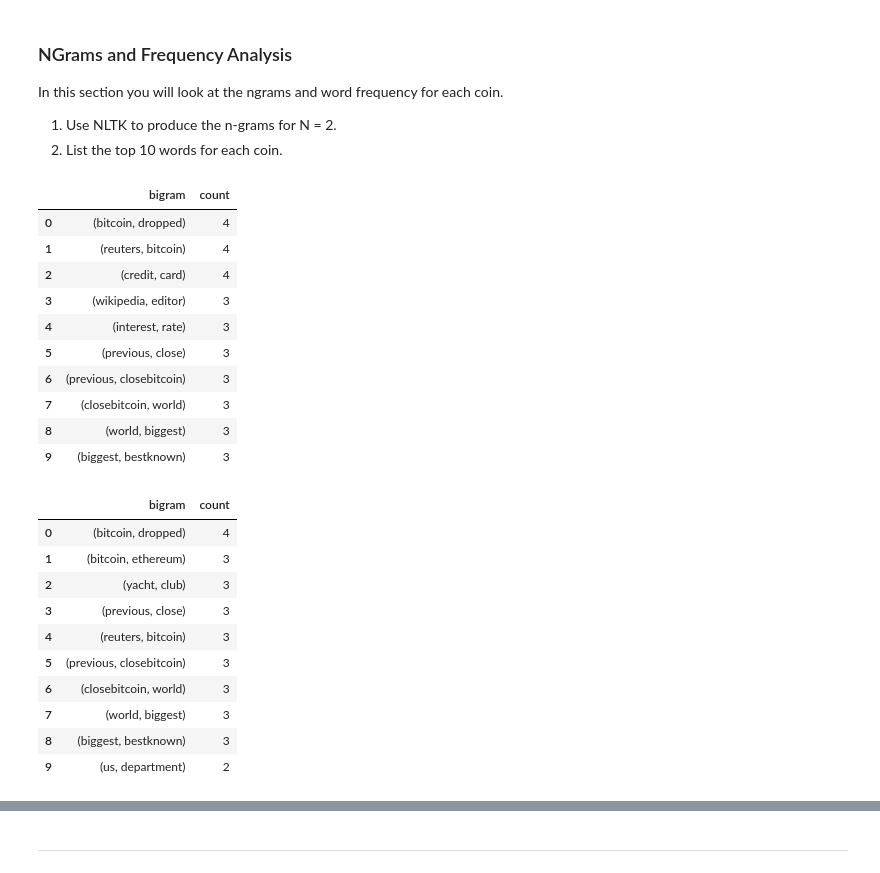
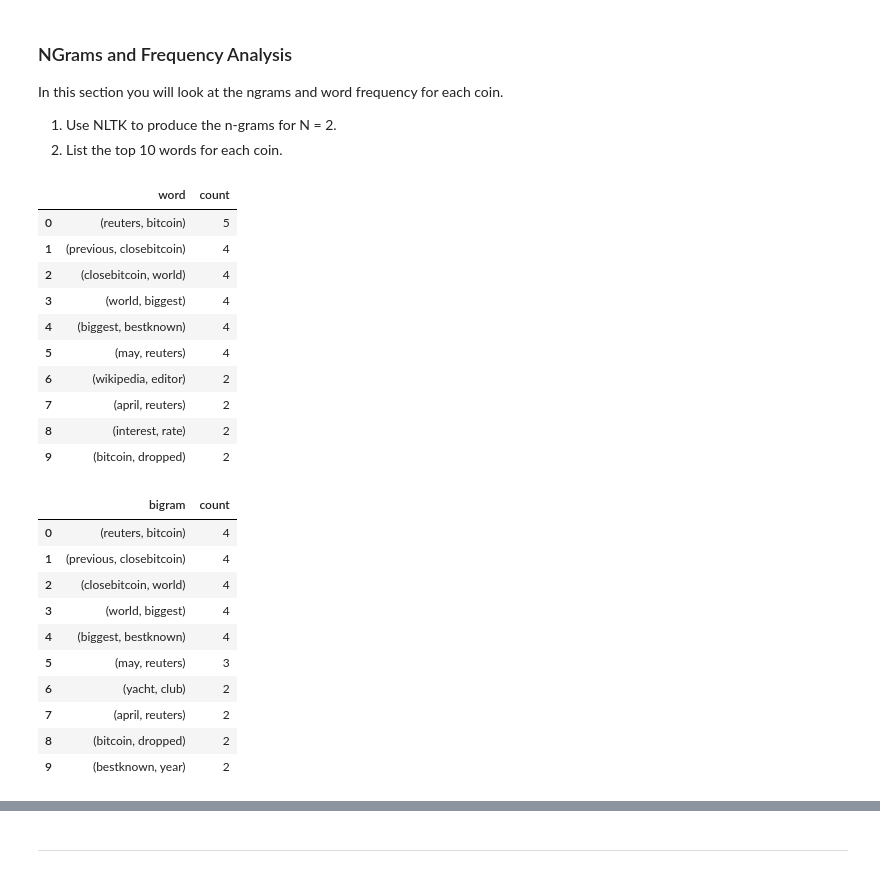
Before and after one commit to adamgulyas/btc-eth-sentiment-analysis, a Jupyter notebook: crypto_sentiment.ipynb, the cells around one changed output, grey strips where cells are left out. Saved outputs shown, nothing was run; the diff lists cells and outputs as text; code cells hidden in the pictures.

```diff
--- a/crypto_sentiment.ipynb
+++ b/crypto_sentiment.ipynb
@@ -76,17 +90,3 @@ newsapi = NewsApiClient(api_key=api_key)
-# %%
-# Fetch the Bitcoin news articles
-btc_news = newsapi.get_everything(
-    q='bitcoin',
-    language='en',
-    sort_by='relevancy'
-)
-
-# Fetch the Ethereum news articles
-eth_news = newsapi.get_everything(
-    q='ethereum',
-    language='en',
-    sort_by='relevancy'
-)
 # %%
 # Create the Bitcoin sentiment scores DataFrame
 btc_df = create_sentiment_df(btc_news)
@@ -239,51 +241,52 @@ def get_words(corpus):
     return output
 # %%
 def get_bigrams(corpus):
-    big_string = ' '.join(corpus)
-    processed = tokenize(big_string)
+    corpus_string = ' '.join(corpus)
+    processed = tokenize(corpus_string)
     bigrams = ngrams(processed, n=2)
     bigrams_list = Counter(bigrams)
     return bigrams_list
 # %%
 # Function token_count generates the top 10 words for a given coin
-def token_count(tokens, N=10):
+def token_count(tokens, ngrams=False, N=10):
     """Returns the top N tokens from the frequency count"""
     top_10 = dict(Counter(tokens).most_common(N))
-    return pd.DataFrame(list(top_10.items()), columns=['bigram', 'count'])
+    columns = ['word', 'count'] if ngrams == False else ['bigram', 'count']
+    return pd.DataFrame(list(top_10.items()), columns=columns)
 # %%
 # Generate the Bitcoin N-grams where N=2
-btc_corpus = [article['description']+' '+article['content'] for article in btc_news['articles']]
+btc_corpus = [article['content'] for article in btc_news['articles']]
 btc_bigrams = get_bigrams(btc_corpus)
 token_count(btc_bigrams)
 # %% [output]
-|  | bigram | count |
-| 0 | (bitcoin, dropped) | 4 |
-| 1 | (reuters, bitcoin) | 4 |
-| 2 | (credit, card) | 4 |
-| 3 | (wikipedia, editor) | 3 |
-| 4 | (interest, rate) | 3 |
-| 5 | (previous, close) | 3 |
-| 6 | (previous, closebitcoin) | 3 |
-| 7 | (closebitcoin, world) | 3 |
-| 8 | (world, biggest) | 3 |
-| 9 | (biggest, bestknown) | 3 |
+|  | word | count |
+| 0 | (reuters, bitcoin) | 5 |
+| 1 | (previous, closebitcoin) | 4 |
+| 2 | (closebitcoin, world) | 4 |
+| 3 | (world, biggest) | 4 |
+| 4 | (biggest, bestknown) | 4 |
+| 5 | (may, reuters) | 4 |
+| 6 | (wikipedia, editor) | 2 |
+| 7 | (april, reuters) | 2 |
+| 8 | (interest, rate) | 2 |
+| 9 | (bitcoin, dropped) | 2 |
 # %%
 # Generate the Ethereum N-grams where N=2
-eth_corpus = [article['description']+' '+article['content'] for article in eth_news['articles']]
+eth_corpus = [article['content'] for article in eth_news['articles']]
 eth_bigrams = get_bigrams(eth_corpus)
-token_count(eth_bigrams)
+token_count(eth_bigrams, ngrams=True)
 # %% [output]
 |  | bigram | count |
-| 0 | (bitcoin, dropped) | 4 |
-| 1 | (bitcoin, ethereum) | 3 |
-| 2 | (yacht, club) | 3 |
-| 3 | (previous, close) | 3 |
-| 4 | (reuters, bitcoin) | 3 |
-| 5 | (previous, closebitcoin) | 3 |
-| 6 | (closebitcoin, world) | 3 |
-| 7 | (world, biggest) | 3 |
-| 8 | (biggest, bestknown) | 3 |
-| 9 | (us, department) | 2 |
+| 0 | (reuters, bitcoin) | 4 |
+| 1 | (previous, closebitcoin) | 4 |
+| 2 | (closebitcoin, world) | 4 |
+| 3 | (world, biggest) | 4 |
+| 4 | (biggest, bestknown) | 4 |
+| 5 | (may, reuters) | 3 |
+| 6 | (yacht, club) | 2 |
+| 7 | (april, reuters) | 2 |
+| 8 | (bitcoin, dropped) | 2 |
+| 9 | (bestknown, year) | 2 |
 # %%
 # Use token_count to get the top 10 words for Bitcoin
 btc_words = tokenize(btc_corpus)
```
Also changed, not shown: parts of 25 cells of this notebook, 3 other files.
